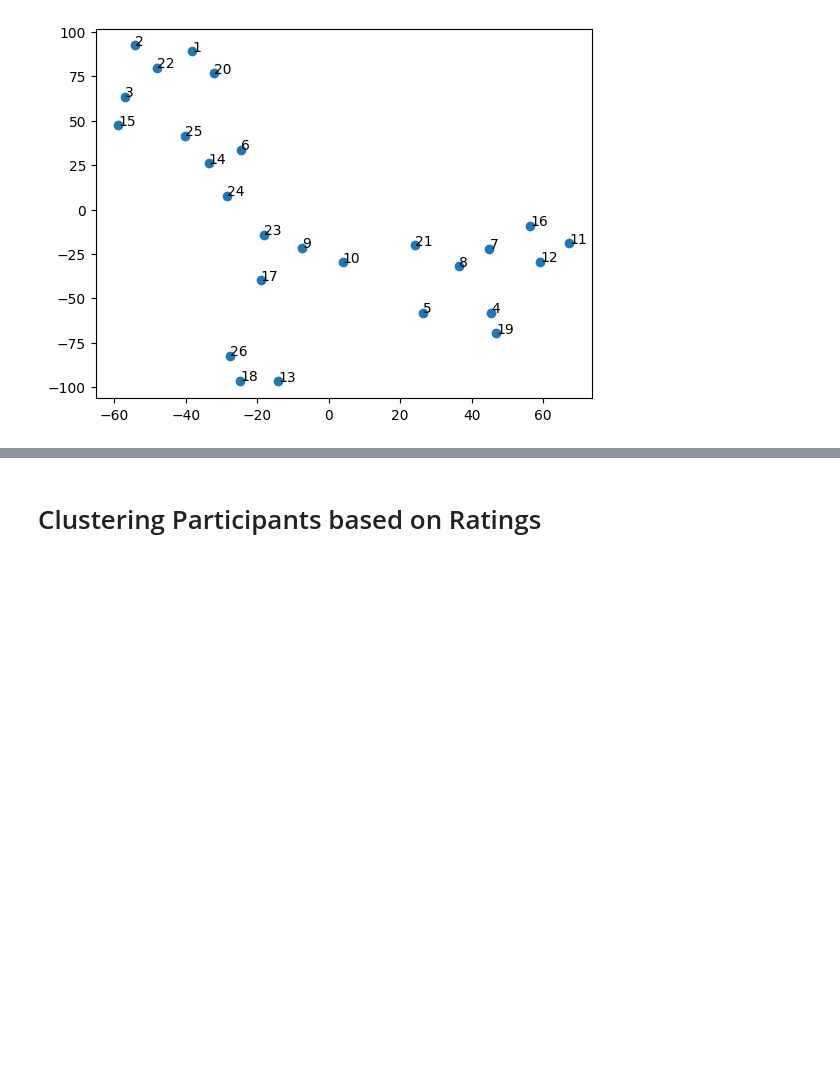
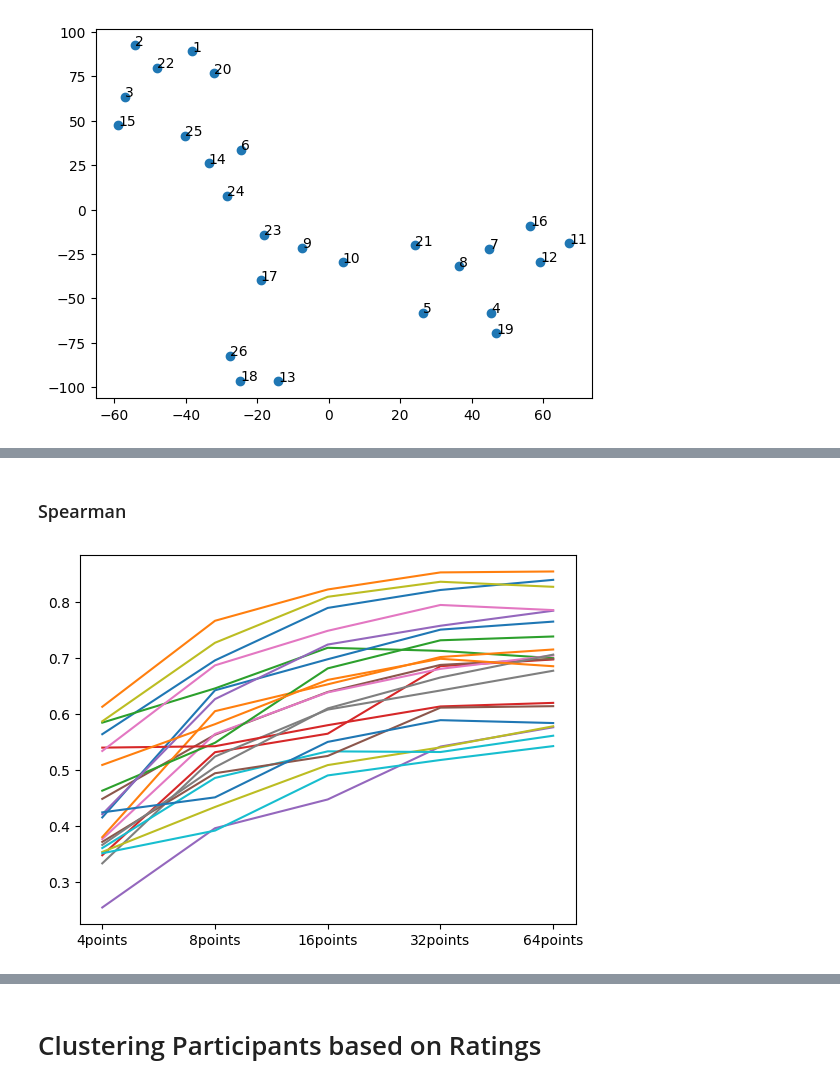
Before and after one commit to shenkev/segment-anything, a Jupyter notebook: analysis/cluster.ipynb, the cells around one changed output, grey strips where cells are left out. Saved outputs shown, nothing was run; the diff lists cells and outputs as text; code cells hidden in the pictures; blank space fills up the shorter version.

```diff
--- a/analysis/cluster.ipynb
+++ b/analysis/cluster.ipynb
@@ -310,0 +332,7 @@ run_tsne(df.to_numpy(), labels=participants)
+# %% [markdown]
+### Spearman
+# %%
+for i in participants:
+    plt.plot(levels, correlations['rsivl'].iloc[[i-1]][["spearman_{}".format(l) for l in levels]].to_numpy().squeeze())
+# %% [output]
+[figure, added]
```
Also changed, not shown: parts of 6 cells of this notebook.
